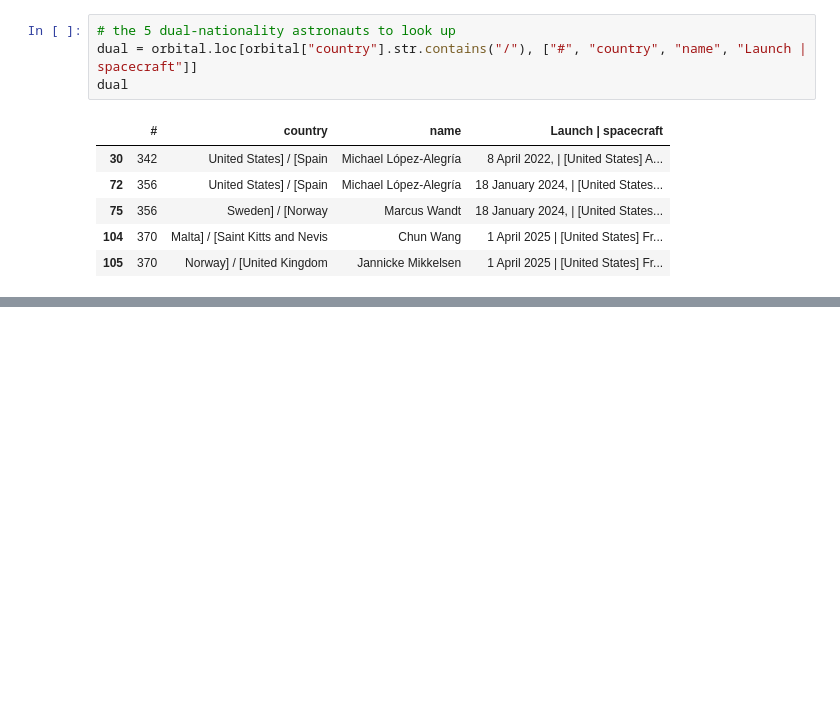
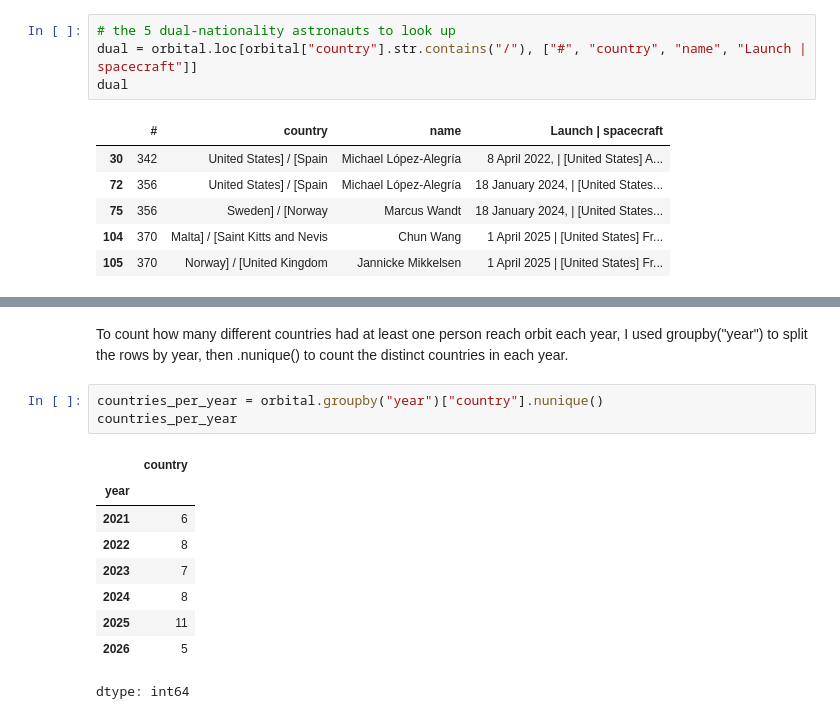
Before and after one commit to MayaVolkov/astronaut-missions-analysis, a Jupyter notebook: Astronaut_Mission_Analysis_.ipynb, the cells around one changed output, grey strips where cells are left out. Saved outputs shown, nothing was run; the diff lists cells and outputs as text; blank space fills up the shorter version.

```diff
--- a/Astronaut_Mission_Analysis_.ipynb
+++ b/Astronaut_Mission_Analysis_.ipynb
@@ -565,0 +629,15 @@ Limitation: assigning countries to astronauts simplifies nationality, which isn'
+# %% [markdown]
+To count how many different countries had at least one person reach orbit each year, I used groupby("year") to split the rows by year, then .nunique() to count the distinct countries in each year.
+# %%
+countries_per_year = orbital.groupby("year")["country"].nunique()
+countries_per_year
+# %% [output]
+|  | country |
+| year |  |
+| 2021 | 6 |
+| 2022 | 8 |
+| 2023 | 7 |
+| 2024 | 8 |
+| 2025 | 11 |
+| 2026 | 5 |
+dtype: int64
```
Also changed, not shown: parts of 11 cells of this notebook.
